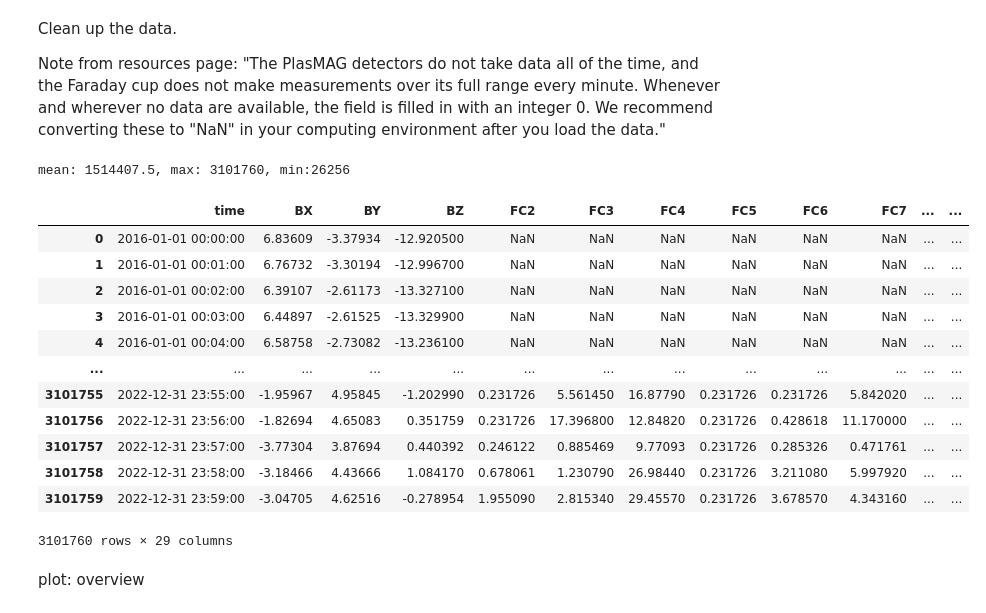
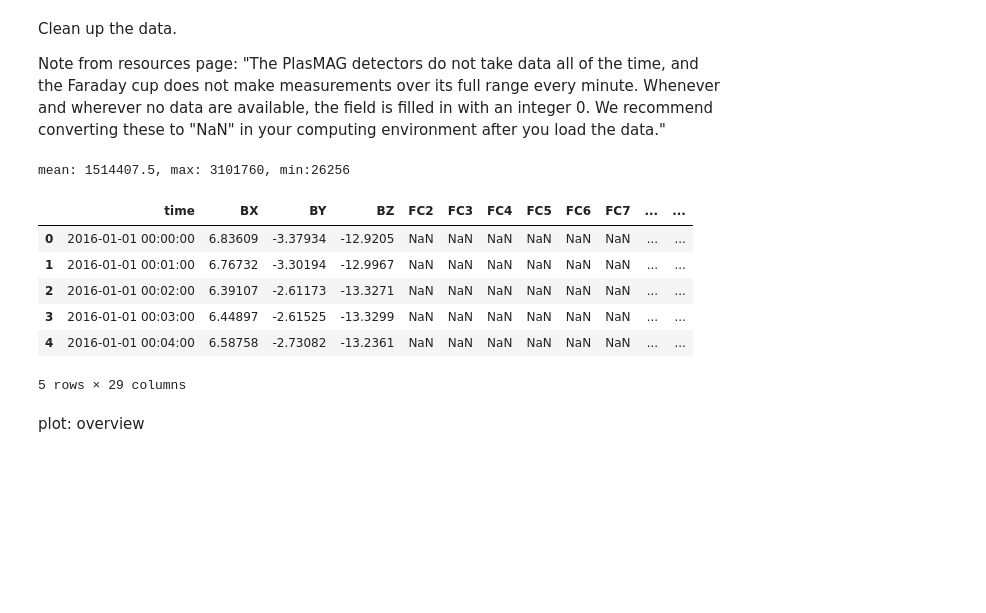
Before and after one commit to briannaisola/nasa-space-apps-2023-magnetocats, a Jupyter notebook: data-overview.ipynb, the cells around one changed output. Cells and saved outputs as stored; diff of their text form; code cells hidden in the pictures; blank space fills up the shorter version.

```diff
--- a/data-overview.ipynb
+++ b/data-overview.ipynb
@@ -41,36 +52,32 @@ Note from resources page: "The PlasMAG detectors do not take data all of the tim
 # %%
 counts = df.count() # counts per col
 thrsh = 1e6 # count threshold
 
 # check
 print(f"mean: {np.mean(counts)}, max: {max(counts)}, min:{min(counts)}")
 
 # # convert faraday cup zeros to NaNs
+# # update: this is done in utils.py now
 # df.iloc[:,-50:].replace(0, np.nan)
 
 # drop variables with more than 50% NaN
 # nan_count = df.isna().sum() # count of nan values  per col
 df = df.dropna(axis=1, thresh=int(0.5*len(df)))
 
 # drop cols from dataset with low counts (below threshold)
 df = df.dropna(thresh=thrsh, axis=1)
 
-df
+# check
+df.head(5)
 # %% [output]
 mean: 1514407.5, max: 3101760, min:26256
 |  | time | BX | BY | BZ | FC2 | FC3 | FC4 | FC5 | FC6 | FC7 | ... | ... |
-| 0 | 2016-01-01 00:00:00 | 6.83609 | -3.37934 | -12.920500 | NaN | NaN | NaN | NaN | NaN | NaN | ... | ... |
-| 1 | 2016-01-01 00:01:00 | 6.76732 | -3.30194 | -12.996700 | NaN | NaN | NaN | NaN | NaN | NaN | ... | ... |
-| 2 | 2016-01-01 00:02:00 | 6.39107 | -2.61173 | -13.327100 | NaN | NaN | NaN | NaN | NaN | NaN | ... | ... |
-| 3 | 2016-01-01 00:03:00 | 6.44897 | -2.61525 | -13.329900 | NaN | NaN | NaN | NaN | NaN | NaN | ... | ... |
-| 4 | 2016-01-01 00:04:00 | 6.58758 | -2.73082 | -13.236100 | NaN | NaN | NaN | NaN | NaN | NaN | ... | ... |
-| ... | ... | ... | ... | ... | ... | ... | ... | ... | ... | ... | ... | ... |
-| 3101755 | 2022-12-31 23:55:00 | -1.95967 | 4.95845 | -1.202990 | 0.231726 | 5.561450 | 16.87790 | 0.231726 | 0.231726 | 5.842020 | ... | ... |
-| 3101756 | 2022-12-31 23:56:00 | -1.82694 | 4.65083 | 0.351759 | 0.231726 | 17.396800 | 12.84820 | 0.231726 | 0.428618 | 11.170000 | ... | ... |
-| 3101757 | 2022-12-31 23:57:00 | -3.77304 | 3.87694 | 0.440392 | 0.246122 | 0.885469 | 9.77093 | 0.231726 | 0.285326 | 0.471761 | ... | ... |
-| 3101758 | 2022-12-31 23:58:00 | -3.18466 | 4.43666 | 1.084170 | 0.678061 | 1.230790 | 26.98440 | 0.231726 | 3.211080 | 5.997920 | ... | ... |
-| 3101759 | 2022-12-31 23:59:00 | -3.04705 | 4.62516 | -0.278954 | 1.955090 | 2.815340 | 29.45570 | 0.231726 | 3.678570 | 4.343160 | ... | ... |
+| 0 | 2016-01-01 00:00:00 | 6.83609 | -3.37934 | -12.9205 | NaN | NaN | NaN | NaN | NaN | NaN | ... | ... |
+| 1 | 2016-01-01 00:01:00 | 6.76732 | -3.30194 | -12.9967 | NaN | NaN | NaN | NaN | NaN | NaN | ... | ... |
+| 2 | 2016-01-01 00:02:00 | 6.39107 | -2.61173 | -13.3271 | NaN | NaN | NaN | NaN | NaN | NaN | ... | ... |
+| 3 | 2016-01-01 00:03:00 | 6.44897 | -2.61525 | -13.3299 | NaN | NaN | NaN | NaN | NaN | NaN | ... | ... |
+| 4 | 2016-01-01 00:04:00 | 6.58758 | -2.73082 | -13.2361 | NaN | NaN | NaN | NaN | NaN | NaN | ... | ... |
-3101760 rows × 29 columns
+5 rows × 29 columns
 # %% [markdown]
 plot: overview
 # %%
```
Also changed, not shown: parts of 8 cells of this notebook, 2 other files.
